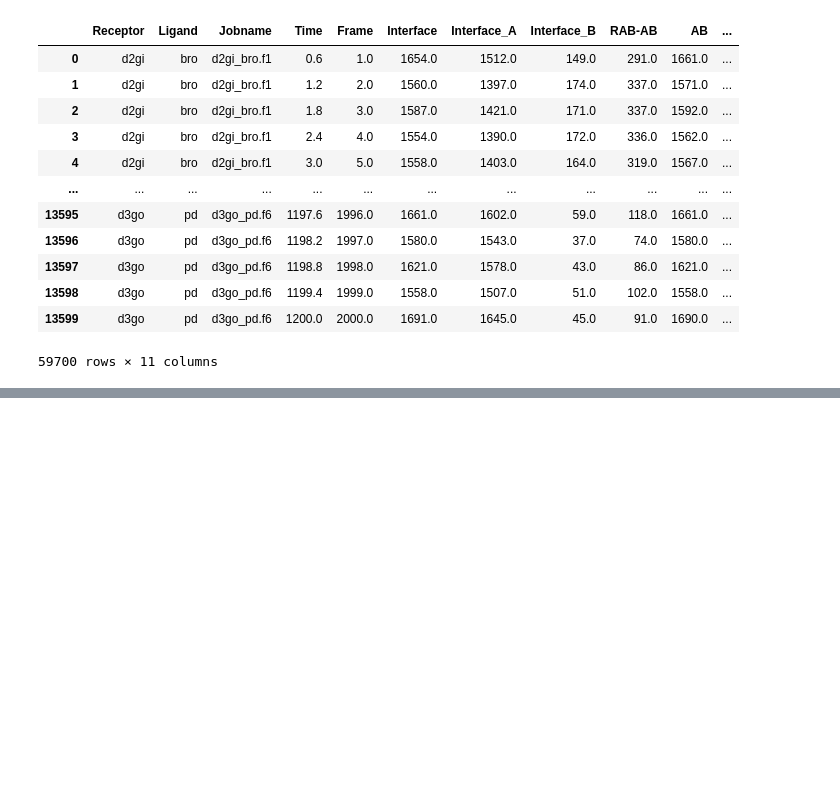
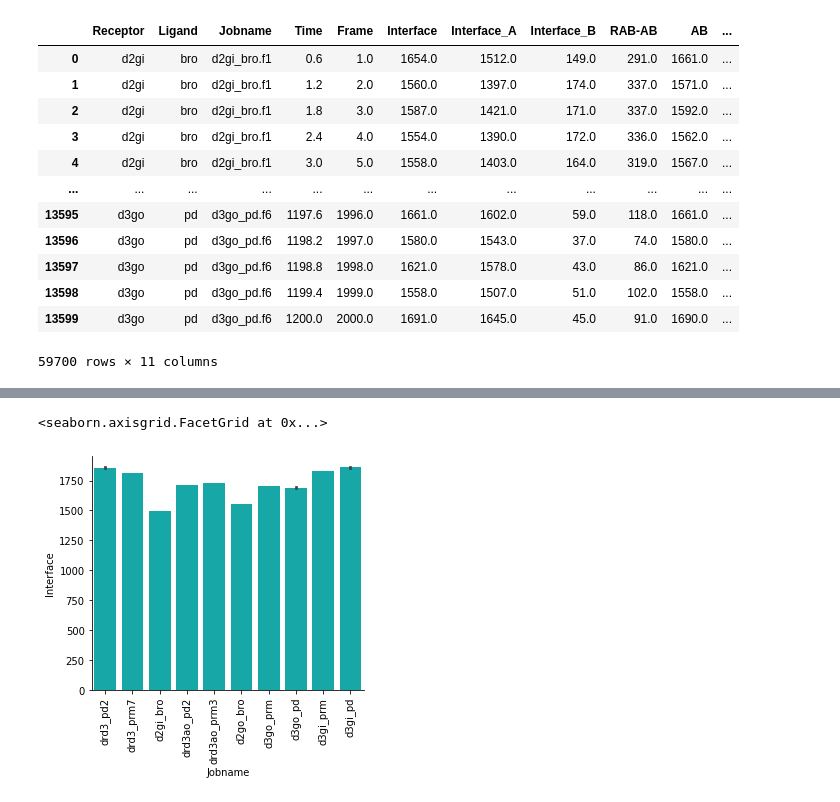
Before and after one commit to brucekhlee/ace, a Jupyter notebook: tutorial/dx_g_cpx/check_interface_v2.ipynb, the cells around one changed output, grey strips where cells are left out. Cells and saved outputs as stored; diff of their text form; code cells hidden in the pictures; blank space fills up the shorter version.

Commit message:
added bootstrapping plot

```diff
--- a/tutorial/dx_g_cpx/check_interface_v2.ipynb
+++ b/tutorial/dx_g_cpx/check_interface_v2.ipynb
@@ -376,0 +447,2 @@ df
+# %%
+dfbs = bootstrap(df, splits=10)
@@ -376,0 +465,2 @@ df
+# %%
+stat = bootstrap_stats(dfbs)
@@ -376,0 +483,9 @@ df
+# %%
+plt = sns.catplot(x="Jobname", y="Interface",
+                color='c',
+                data=stat, kind="bar",
+                height=4, aspect=1.2)
+plt.set_xticklabels(rotation=90)
+# %% [output]
+<seaborn.axisgrid.FacetGrid at 0x...>
+[figure, added]
```
Also changed, not shown: parts of 7 cells of this notebook.
